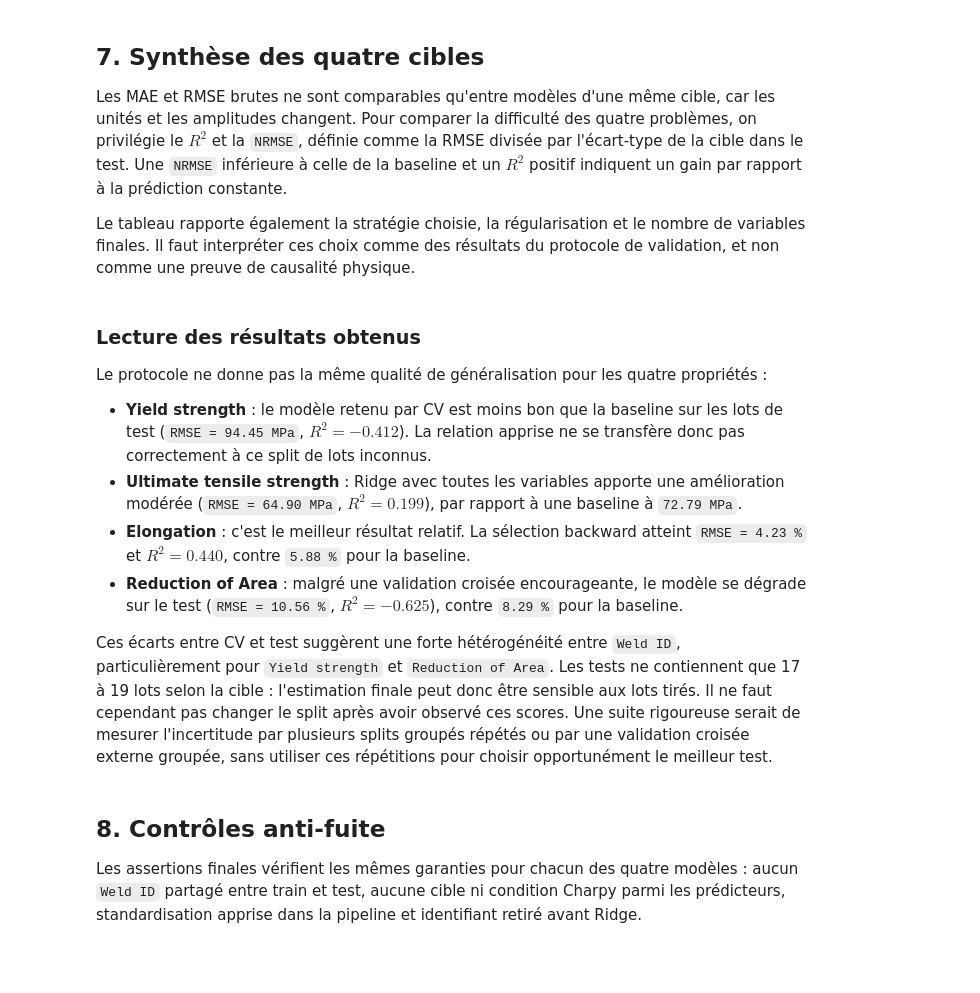
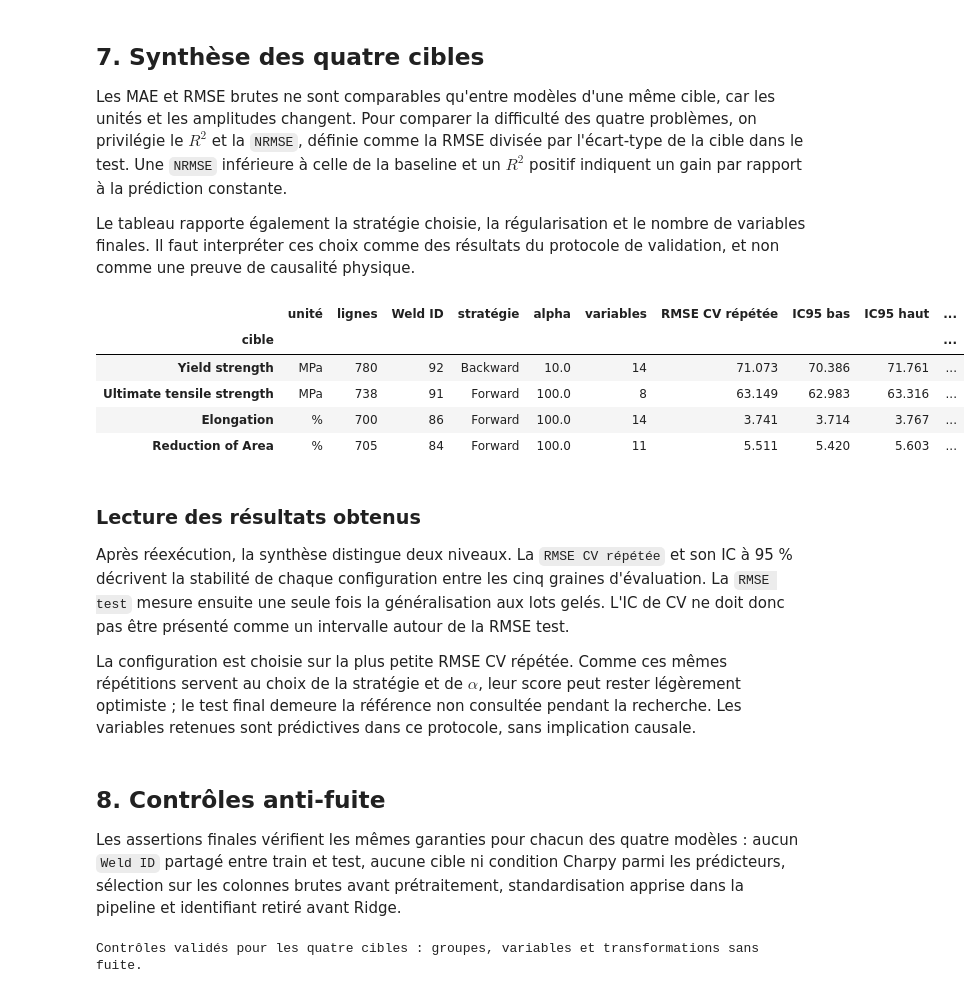
Before and after one commit to marilynehu25/Soudure-d-acier, a Jupyter notebook: 2. Analyses/3. Prédiction des cibles.ipynb, the cells around one changed output. Drawn from its saved outputs; the diff is of its cells as text; code cells hidden in the pictures; blank space fills up the shorter version.

```diff
--- a/2. Analyses/3. Prédiction des cibles.ipynb
+++ b/2. Analyses/3. Prédiction des cibles.ipynb
@@ -85,14 +114,28 @@ Chaque cible possède sa propre population de lignes renseignées. La fonction d
 # %%
+def make_y_bins(y, n_bins=N_Y_BINS):
+    """Discrétise une cible continue uniquement pour la stratification."""
+    y_values = pd.Series(np.asarray(y))
+    y_bins = pd.qcut(y_values, q=n_bins, labels=False, duplicates="drop")
+    if y_bins.nunique() < 2:
+        raise ValueError("La cible ne permet pas de construire au moins deux strates.")
+    return y_bins
+
+def stratified_group_splits(X, y, groups, n_splits, random_state):
+    """Construit des folds stratifiés sans jamais séparer un Weld ID."""
+    splitter = StratifiedGroupKFold(
+        n_splits=n_splits, shuffle=True, random_state=random_state
+    )
+    return list(splitter.split(X, make_y_bins(y), groups))
+
 def make_target_data(data, target):
-    """Construit la population et le split groupé propres à une cible."""
+    """Construit la population et le split stratifié-groupé d'une cible."""
     labelled = data.loc[data[target].notna()].copy()
     X = labelled[FEATURES + [ID_COL]].copy()
     y = labelled[target].copy()
     groups = labelled[ID_COL].copy()
-    splitter = GroupShuffleSplit(
-        n_splits=1, test_size=TEST_SIZE, random_state=RANDOM_STATE
-    )
-    train_idx, test_idx = next(splitter.split(X, y, groups))
+    train_idx, test_idx = stratified_group_splits(
+        X, y, groups, n_splits=N_SPLITS_TEST, random_state=TEST_SPLIT_SEED
+    )[0]
     split = {
         "X_train": X.iloc[train_idx].copy(),
         "X_test": X.iloc[test_idx].copy(),
@@ -105,4 +148,4 @@ def make_target_data(data, target):
     return split
 
 target_populations = {target: make_target_data(df, target) for target in MECHANICAL_TARGETS}
-print("Splits groupés préparés pour les quatre cibles.")
+print("Splits stratifiés et groupés préparés pour les quatre cibles.")
@@ -386,38 +970,43 @@ Le tableau rapporte également la stratégie choisie, la régularisation et le n
 # %%
 summary_rows = []
 for target, result in target_results.items():
-    selector = result["best_pipeline"].named_steps["feature_selection"]
+    best = result["cv_table"].iloc[0]
     summary_rows.append({
         "cible": target,
         "unité": result["unit"],
         "lignes": len(result["split"]["y_train"]) + len(result["split"]["y_test"]),
         "Weld ID": (result["split"]["groups_train"].nunique()
                     + result["split"]["groups_test"].nunique()),
-        "stratégie": selection_name(selector),
-        "alpha": result["search"].best_params_["model__alpha"],
+        "stratégie": best["sélection"],
+        "alpha": best["alpha"],
         "variables": len(result["selected_features"]),
+        "RMSE CV répétée": best["RMSE_CV"],
+        "IC95 bas": best["RMSE_IC95_bas"],
+        "IC95 haut": best["RMSE_IC95_haut"],
         "RMSE baseline": result["baseline_scores"]["RMSE"],
         "RMSE test": result["model_scores"]["RMSE"],
         "NRMSE test": result["model_scores"]["NRMSE"],
         "R2 test": result["model_scores"]["R2"],
     })
 summary = pd.DataFrame(summary_rows).set_index("cible")
 display(summary.round(3))
+# %% [output]
+|  | unité | lignes | Weld ID | stratégie | alpha | variables | RMSE CV répétée | IC95 bas | IC95 haut | ... |
+| cible |  |  |  |  |  |  |  |  |  | ... |
+| Yield strength | MPa | 780 | 92 | Backward | 10.0 | 14 | 71.073 | 70.386 | 71.761 | ... |
+| Ultimate tensile strength | MPa | 738 | 91 | Forward | 100.0 | 8 | 63.149 | 62.983 | 63.316 | ... |
+| Elongation | % | 700 | 86 | Forward | 100.0 | 14 | 3.741 | 3.714 | 3.767 | ... |
+| Reduction of Area | % | 705 | 84 | Forward | 100.0 | 11 | 5.511 | 5.420 | 5.603 | ... |
 # %% [markdown]
 ### Lecture des résultats obtenus
 
-Le protocole ne donne pas la même qualité de généralisation pour les quatre propriétés :
+Après réexécution, la synthèse distingue deux niveaux. La `RMSE CV répétée` et son IC à 95 % décrivent la stabilité de chaque configuration entre les cinq graines d'évaluation. La `RMSE test` mesure ensuite une seule fois la généralisation aux lots gelés. L'IC de CV ne doit donc pas être présenté comme un intervalle autour de la RMSE test.
 
-- **Yield strength** : le modèle retenu par CV est moins bon que la baseline sur les lots de test (`RMSE = 94.45 MPa`, $R^2=-0.412$). La relation apprise ne se transfère donc pas correctement à ce split de lots inconnus.
-- **Ultimate tensile strength** : Ridge avec toutes les variables apporte une amélioration modérée (`RMSE = 64.90 MPa`, $R^2=0.199$), par rapport à une baseline à `72.79 MPa`.
-- **Elongation** : c'est le meilleur résultat relatif. La sélection backward atteint `RMSE = 4.23 %` et $R^2=0.440$, contre `5.88 %` pour la baseline.
-- **Reduction of Area** : malgré une validation croisée encourageante, le modèle se dégrade sur le test (`RMSE = 10.56 %`, $R^2=-0.625$), contre `8.29 %` pour la baseline.
-
-Ces écarts entre CV et test suggèrent une forte hétérogénéité entre `Weld ID`, particulièrement pour `Yield strength` et `Reduction of Area`. Les tests ne contiennent que 17 à 19 lots selon la cible : l'estimation finale peut donc être sensible aux lots tirés. Il ne faut cependant pas changer le split après avoir observé ces scores. Une suite rigoureuse serait de mesurer l'incertitude par plusieurs splits groupés répétés ou par une validation croisée externe groupée, sans utiliser ces répétitions pour choisir opportunément le meilleur test.
+La configuration est choisie sur la plus petite RMSE CV répétée. Comme ces mêmes répétitions servent au choix de la stratégie et de $\alpha$, leur score peut rester légèrement optimiste ; le test final demeure la référence non consultée pendant la recherche. Les variables retenues sont prédictives dans ce protocole, sans implication causale.
 # %% [markdown]
 ## 8. Contrôles anti-fuite
 
-Les assertions finales vérifient les mêmes garanties pour chacun des quatre modèles : aucun `Weld ID` partagé entre train et test, aucune cible ni condition Charpy parmi les prédicteurs, standardisation apprise dans la pipeline et identifiant retiré avant Ridge.
+Les assertions finales vérifient les mêmes garanties pour chacun des quatre modèles : aucun `Weld ID` partagé entre train et test, aucune cible ni condition Charpy parmi les prédicteurs, sélection sur les colonnes brutes avant prétraitement, standardisation apprise dans la pipeline et identifiant retiré avant Ridge.
 # %%
 for target, result in target_results.items():
     fitted = result["best_pipeline"]
@@ -427,12 +1016,30 @@ for target, result in target_results.items():
     assert not set(ALL_TARGETS).intersection(selected_columns)
     assert "Charpy temperature" not in selected_columns
     assert set(split["groups_train"]).isdisjoint(set(split["groups_test"]))
+    assert set(result["cv_plan"]) == set(EVALUATION_CV_SEEDS)
+    assert set(result["selection_cv_plan"]) == {SELECTION_CV_SEED}
+    assert (result["selectors"]["forward"].cv_seed ==
+            result["selectors"]["backward"].cv_seed == SELECTION_CV_SEED)
+    for splits in result["cv_plan"].values():
+        for train_idx, valid_idx in splits:
+            assert set(split["groups_train"].iloc[train_idx]).isdisjoint(
+                set(split["groups_train"].iloc[valid_idx])
+            )
+    assert result["selected_features"].tolist() == result["feature_sets"][
+        result["best_params"]["strategy"]
+    ]
     assert isinstance(
         fitted.named_steps["preprocess"].named_transformers_["num"]
         .named_steps["scale"], StandardScaler
     )
-    transformed = fitted.named_steps["preprocess"].transform(split["X_test"])
+    raw_test = fitted.named_steps["select"].transform(split["X_test"])
+    selected_test = fitted.named_steps["feature_selection"].transform(raw_test)
+    assert ID_COL not in selected_test.columns
+    assert selected_test.columns.tolist() == result["selected_features"].tolist()
+    transformed = fitted.named_steps["preprocess"].transform(selected_test)
     assert transformed.shape[1] == len(
         fitted.named_steps["preprocess"].get_feature_names_out()
     )
 print("Contrôles validés pour les quatre cibles : groupes, variables et transformations sans fuite.")
+# %% [output]
+Contrôles validés pour les quatre cibles : groupes, variables et transformations sans fuite.
```
Also changed, not shown: parts of 24 cells of this notebook, 1 other file.
